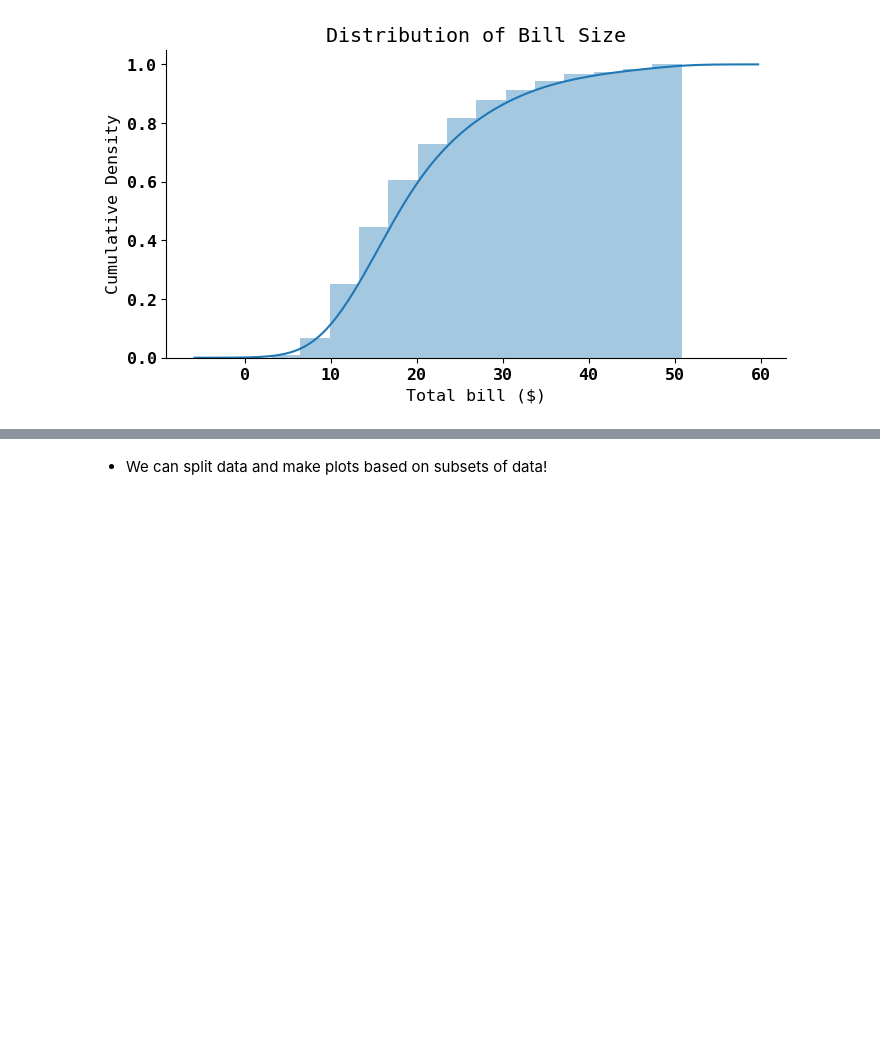
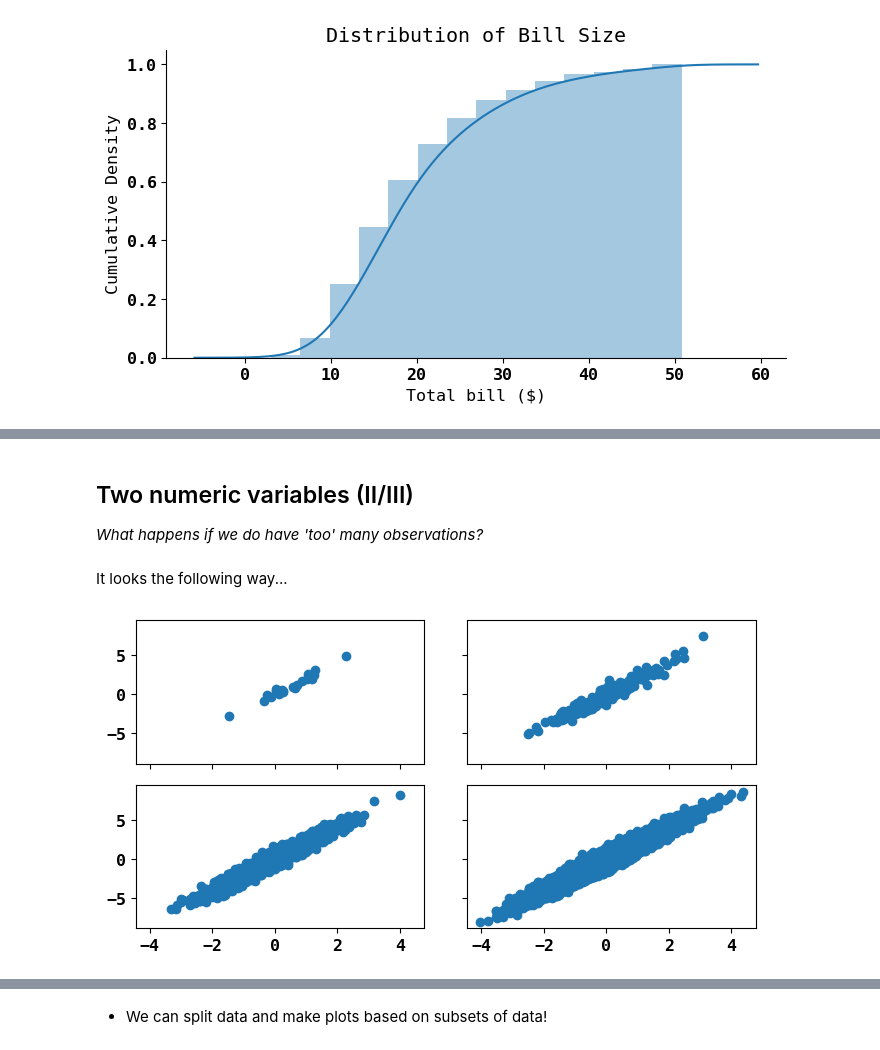
Before and after one commit to joachimkrasmussen/ISDS, a Jupyter notebook: session_3/module_3_slides.ipynb, the cells around one changed output, grey strips where cells are left out. Saved outputs shown, nothing was run; the diff lists cells and outputs as text; code cells hidden in the pictures; blank space fills up the shorter version.

```diff
--- a/session_3/module_3_slides.ipynb
+++ b/session_3/module_3_slides.ipynb
@@ -406,0 +454,23 @@ One row for each observation
+# %% [markdown]
+## Two numeric variables (II/III)
+*What happens if we do have 'too' many observations?*
+# %% [markdown]
+It looks the following way...
+# %%
+fig, axes = plt.subplots(2, 2, sharex=True, sharey=True)
+
+sizes=0
+for i in range(0,2):
+    for j in range(0,2):
+        sizes=sizes+1
+
+        X = np.random.normal(0, 1, size=(2*10**sizes, 1))
+        Y = 2*X+0.5*np.random.normal(0, 1, size=(2*10**sizes, 1))
+
+        data = np.concatenate((Y,X),axis=1)
+        df = pd.DataFrame(data, columns=['Y','X'])
+        axes[i, j].scatter(x=df['X'], y=df['Y'])
+
+plt.subplots_adjust(wspace=0.15, hspace=0.15)
+# %% [output]
+[figure, added]
```
Also changed, not shown: parts of 76 cells of this notebook, 1 other file.
